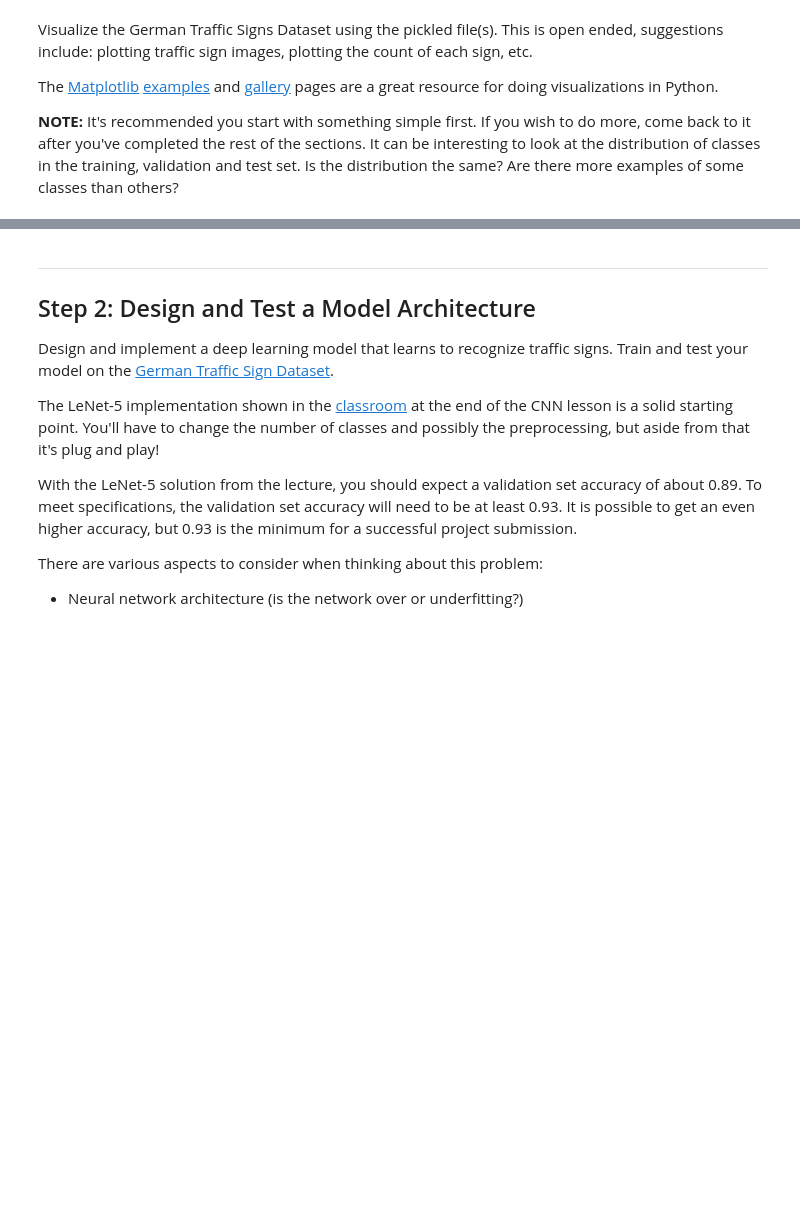
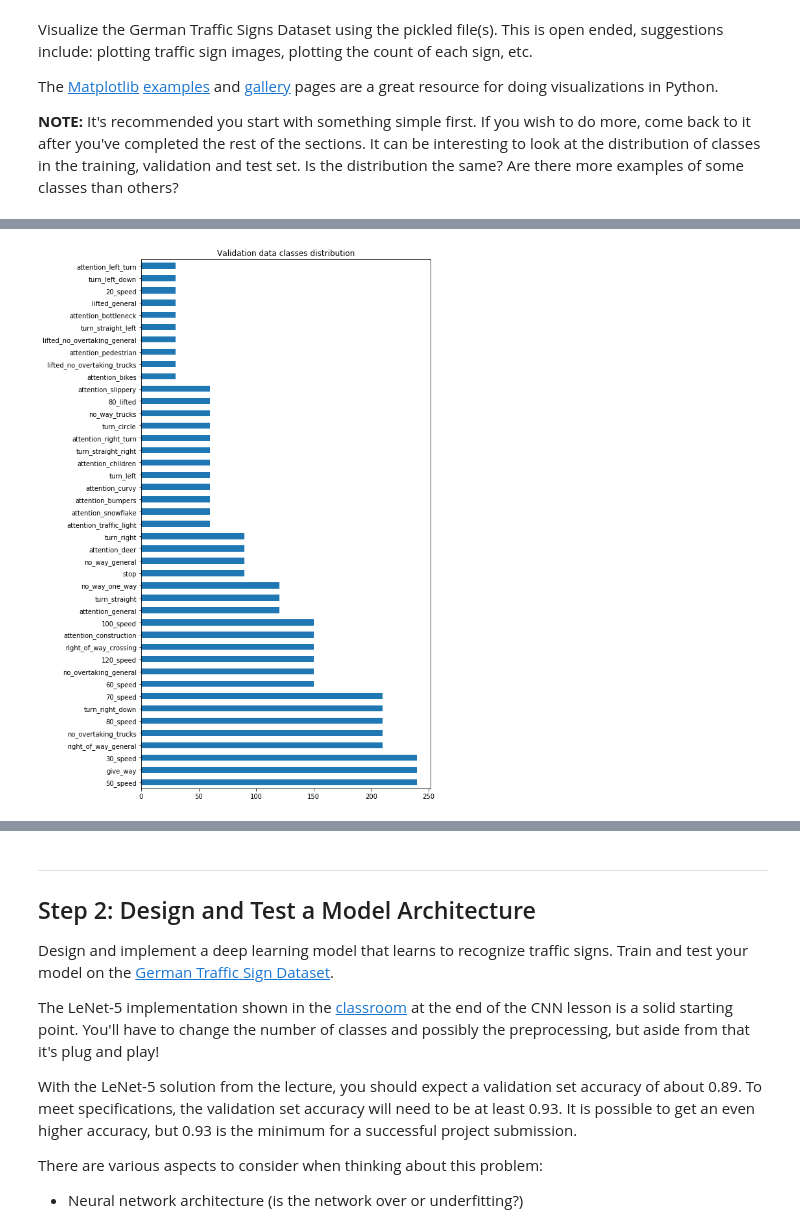
Before and after one commit to udacity/CarND-Traffic-Sign-Classifier-Project, a Jupyter notebook: Traffic_Sign_Classifier.ipynb, the cells around one changed output, grey strips where cells are left out. Saved outputs shown, nothing was run; the diff lists cells and outputs as text; code cells hidden in the pictures; blank space fills up the shorter version.

```diff
--- a/Traffic_Sign_Classifier.ipynb
+++ b/Traffic_Sign_Classifier.ipynb
@@ -93,0 +125,4 @@ import matplotlib.pyplot as plt
+# %%
+plot_brief_stats_for(valid, "Validation data classes distribution")
+# %% [output]
+[figure, added]
```
Also changed, not shown: parts of 10 cells of this notebook, 2 other files.
